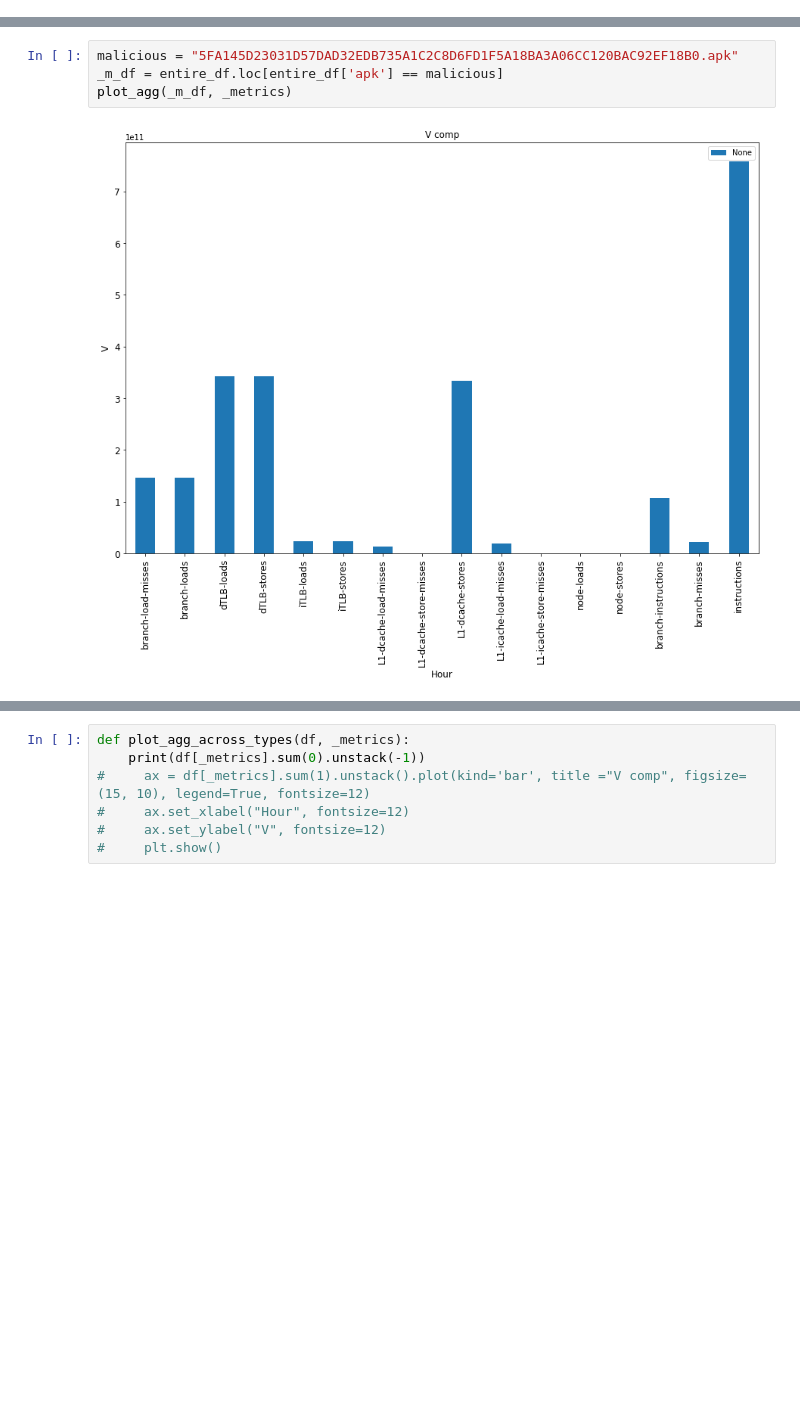
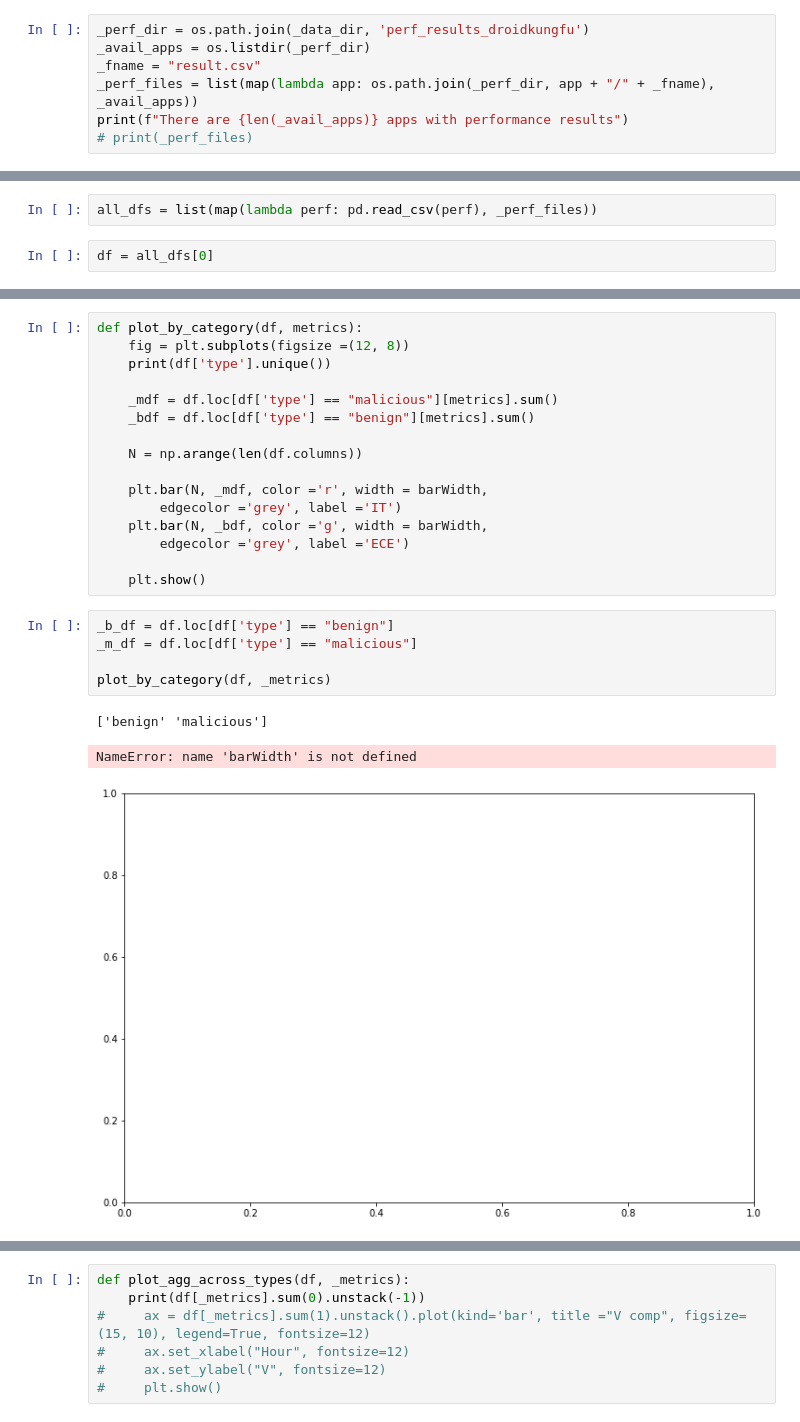
Before and after one commit to jarusified/r2callgraph4apk, a Jupyter notebook: notebooks/entire_df_to_matplot.ipynb, the cells around one changed output, grey strips where cells are left out. Cells and saved outputs as stored; diff of their text form; blank space fills up the shorter version.

```diff
--- a/notebooks/entire_df_to_matplot.ipynb
+++ b/notebooks/entire_df_to_matplot.ipynb
@@ -30,0 +11,7 @@ for folder_name in list_of_app_folder:
+# %%
+_perf_dir = os.path.join(_data_dir, 'perf_results_droidkungfu')
+_avail_apps = os.listdir(_perf_dir)
+_fname = "result.csv"
+_perf_files = list(map(lambda app: os.path.join(_perf_dir, app + "/" + _fname), _avail_apps))
+print(f"There are {len(_avail_apps)} apps with performance results")
+# print(_perf_files)
@@ -31,3 +20,7 @@ for folder_name in list_of_app_folder:
+# %%
+all_dfs = list(map(lambda perf: pd.read_csv(perf), _perf_files))
+# %%
+df = all_dfs[0]
 # %%
 _apks = df['apk'].unique()
 _columns = list(df.columns)
@@ -60,6 +44,25 @@ plot_agg(_b_df, _metrics)
-# %%
-malicious = "5FA145D23031D57DAD32EDB735A1C2C8D6FD1F5A18BA3A06CC120BAC92EF18B0.apk"
-_m_df = entire_df.loc[entire_df['apk'] == malicious]
-plot_agg(_m_df, _metrics)
-# %% [output]
-[figure, removed]
+# %%
+def plot_by_category(df, metrics):
+    fig = plt.subplots(figsize =(12, 8))
+    print(df['type'].unique())
+
+    _mdf = df.loc[df['type'] == "malicious"][metrics].sum()
+    _bdf = df.loc[df['type'] == "benign"][metrics].sum()
+
+    N = np.arange(len(df.columns))
+
+    plt.bar(N, _mdf, color ='r', width = barWidth,
+        edgecolor ='grey', label ='IT')
+    plt.bar(N, _bdf, color ='g', width = barWidth,
+        edgecolor ='grey', label ='ECE')
+
+    plt.show()
+# %%
+_b_df = df.loc[df['type'] == "benign"]
+_m_df = df.loc[df['type'] == "malicious"]
+
+plot_by_category(df, _metrics)
+# %% [output]
+['benign' 'malicious']
+NameError: name 'barWidth' is not defined
+[figure, added]
```
Also changed, not shown: parts of 12 cells of this notebook, 1 other file.
